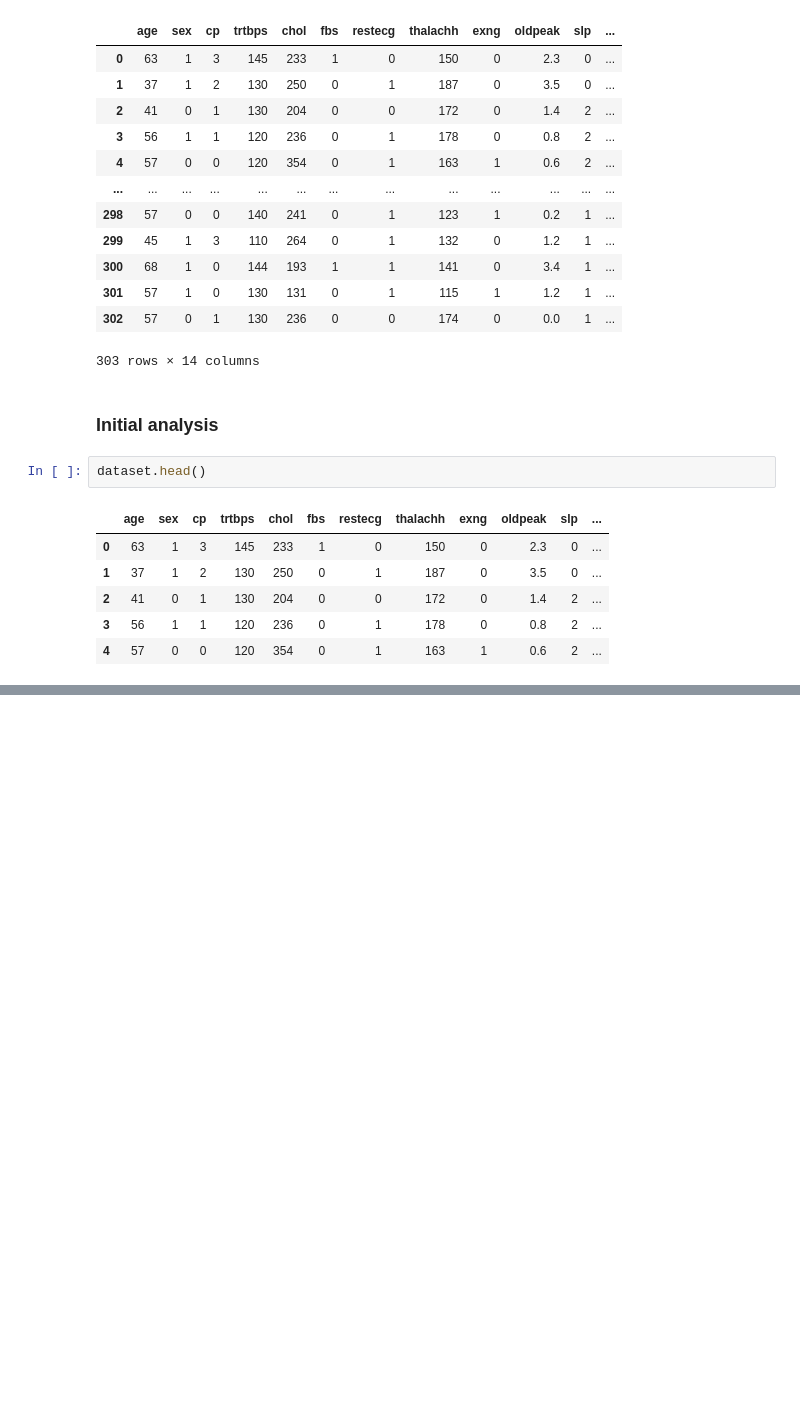
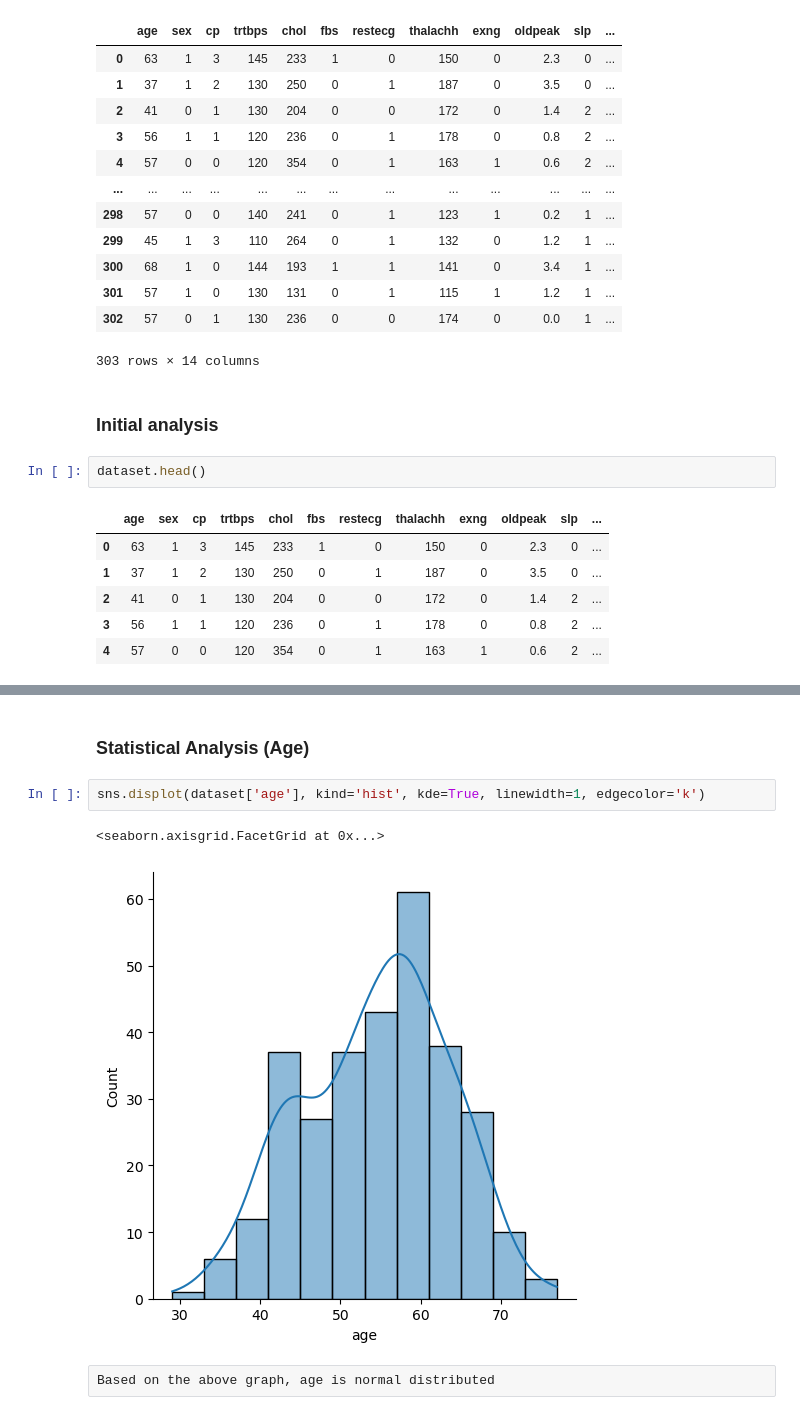
Before and after one commit to vishaltechevangelist/project-heart-attack-analysis-prediction, a Jupyter notebook: Project Heart Attack Prediction .ipynb, the cells around one changed output, grey strips where cells are left out. Cells and saved outputs as stored; diff of their text form; blank space fills up the shorter version.

```diff
--- a/Project Heart Attack Prediction .ipynb
+++ b/Project Heart Attack Prediction .ipynb
@@ -153,0 +254,9 @@ dtype: int64
+# %% [markdown]
+### Statistical Analysis (Age)
+# %%
+sns.displot(dataset['age'], kind='hist', kde=True, linewidth=1, edgecolor='k')
+# %% [output]
+<seaborn.axisgrid.FacetGrid at 0x...>
+[figure, added]
+# %% [raw]
+Based on the above graph, age is normal distributed
```
Also changed, not shown: parts of 36 cells of this notebook.
